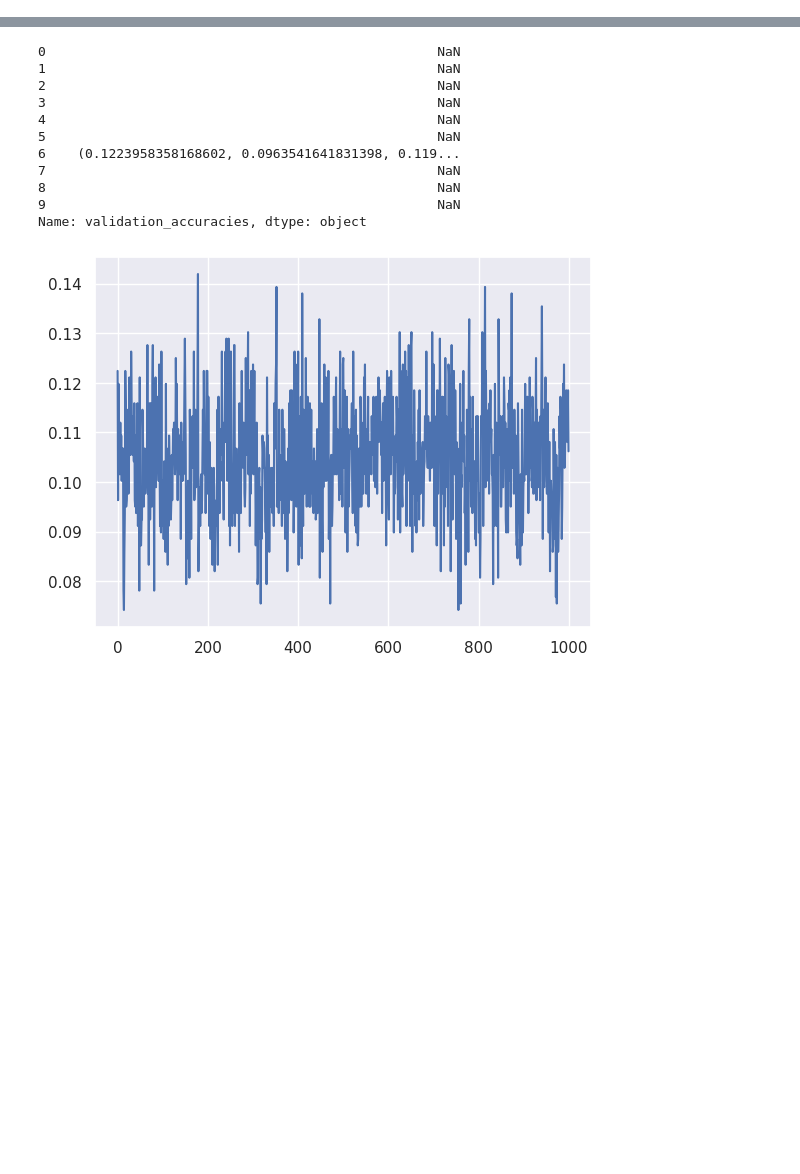
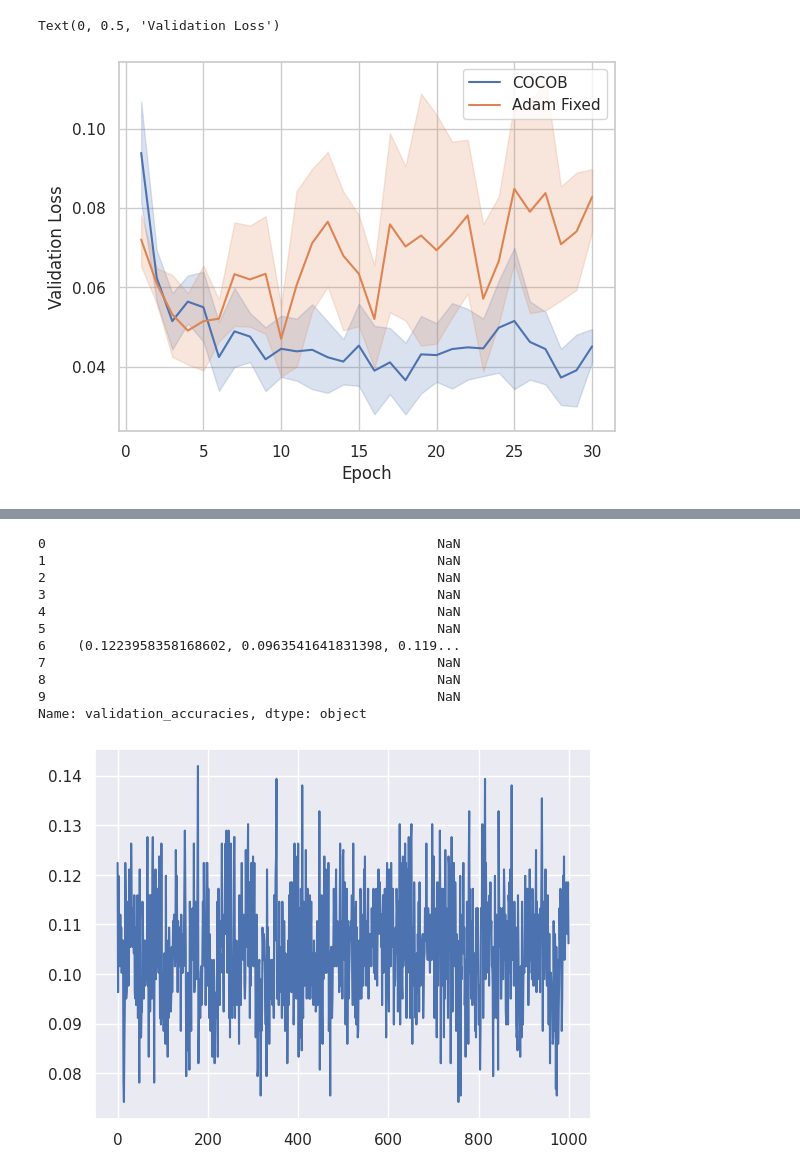
Before and after one commit to MichaHenh/Revisiting_LR_Control, a Jupyter notebook: ba_parameter_free_dac/plotting.ipynb, the cells around one changed output, grey strips where cells are left out. Drawn from its saved outputs; the diff is of its cells as text; code cells hidden in the pictures; blank space fills up the shorter version.

```diff
--- a/ba_parameter_free_dac/plotting.ipynb
+++ b/ba_parameter_free_dac/plotting.ipynb
@@ -34,0 +34,11 @@ Name: step_times, dtype: object
+# %%
+
+cocob_vl = toDataFrame('./results_cluster/results/COCOB_mnist/*/CustomTrackingWrapper.jsonl', 'validation_losses', 5)
+adam_fixed_vl = toDataFrame('./results_cluster/results/Adam_fixed_mnist/*/CustomTrackingWrapper.jsonl', 'validation_losses', 5)
+sns.lineplot(data=cocob_vl, x='epoch', y='value', label='COCOB')
+sns.lineplot(data=adam_fixed_vl, x='epoch', y='value', label='Adam Fixed')
+plt.xlabel('Epoch')
+plt.ylabel('Validation Loss')
+# %% [output]
+Text(0, 0.5, 'Validation Loss')
+[figure, added]
```
Also changed, not shown: parts of 5 cells of this notebook.
